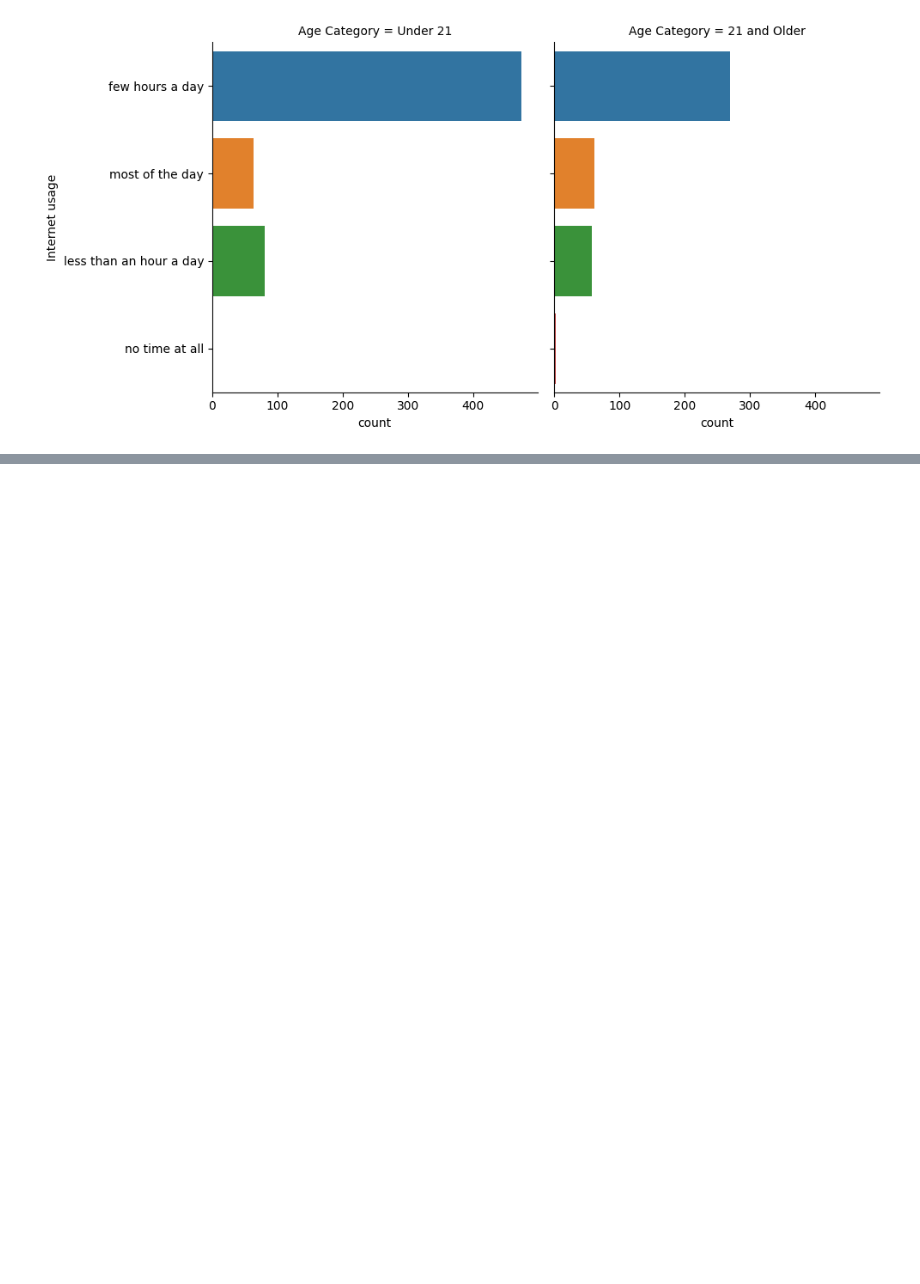
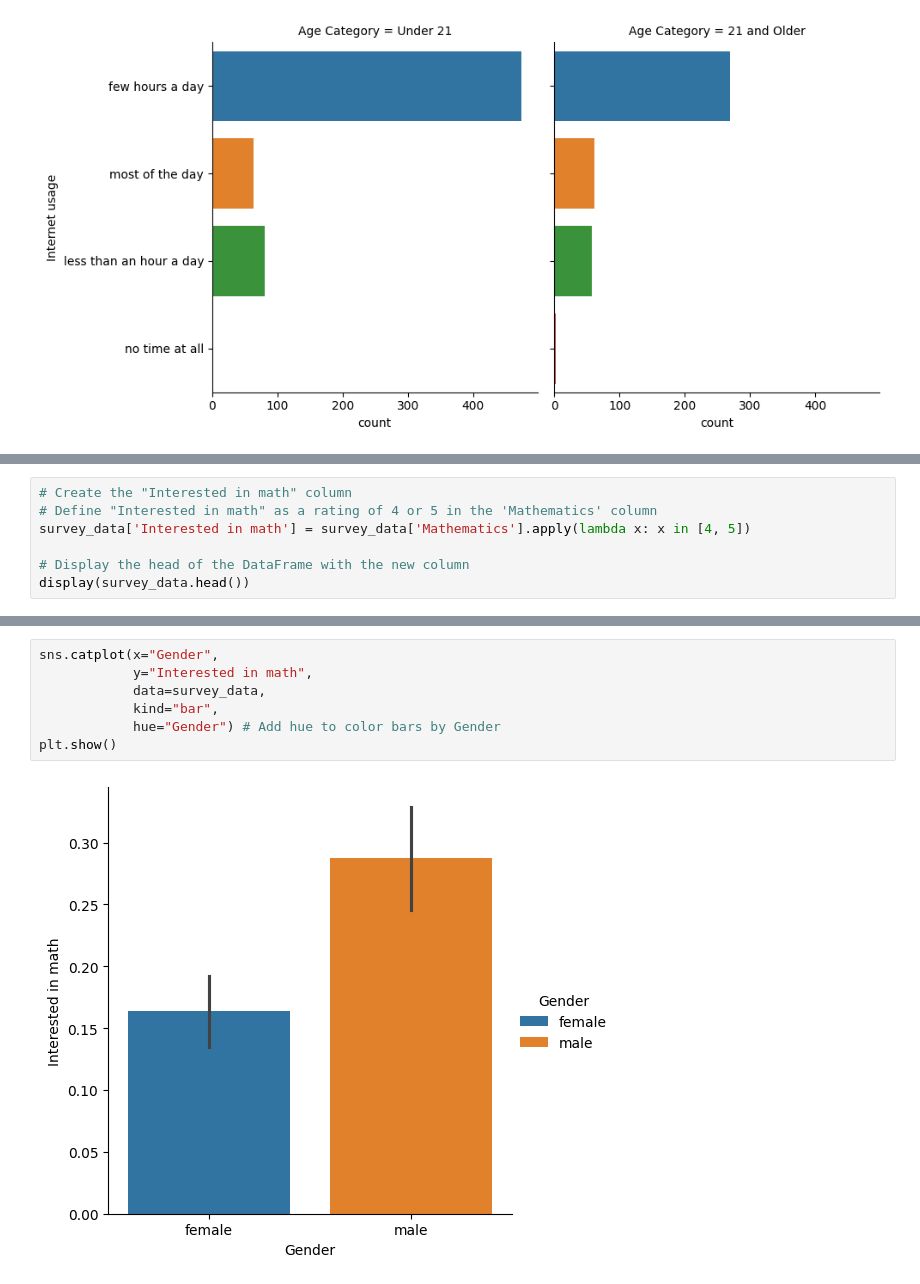
Before and after one commit to jhlopesalves/data-science-notebooks, a Jupyter notebook: Python/Intro to Seaborn/introduction_to_seaborn.ipynb, the cells around one changed output, grey strips where cells are left out. Saved outputs shown, nothing was run; the diff lists cells and outputs as text; blank space fills up the shorter version.

```diff
--- a/Python/Intro to Seaborn/introduction_to_seaborn.ipynb
+++ b/Python/Intro to Seaborn/introduction_to_seaborn.ipynb
@@ -385,0 +408,7 @@ plt.show()
+# %%
+# Create the "Interested in math" column
+# Define "Interested in math" as a rating of 4 or 5 in the 'Mathematics' column
+survey_data['Interested in math'] = survey_data['Mathematics'].apply(lambda x: x in [4, 5])
+
+# Display the head of the DataFrame with the new column
+display(survey_data.head())
@@ -385,0 +422,9 @@ plt.show()
+# %%
+sns.catplot(x="Gender",
+            y="Interested in math",
+            data=survey_data,
+            kind="bar",
+            hue="Gender") # Add hue to color bars by Gender
+plt.show()
+# %% [output]
+[figure, added]
```
Also changed, not shown: parts of 19 cells of this notebook.
